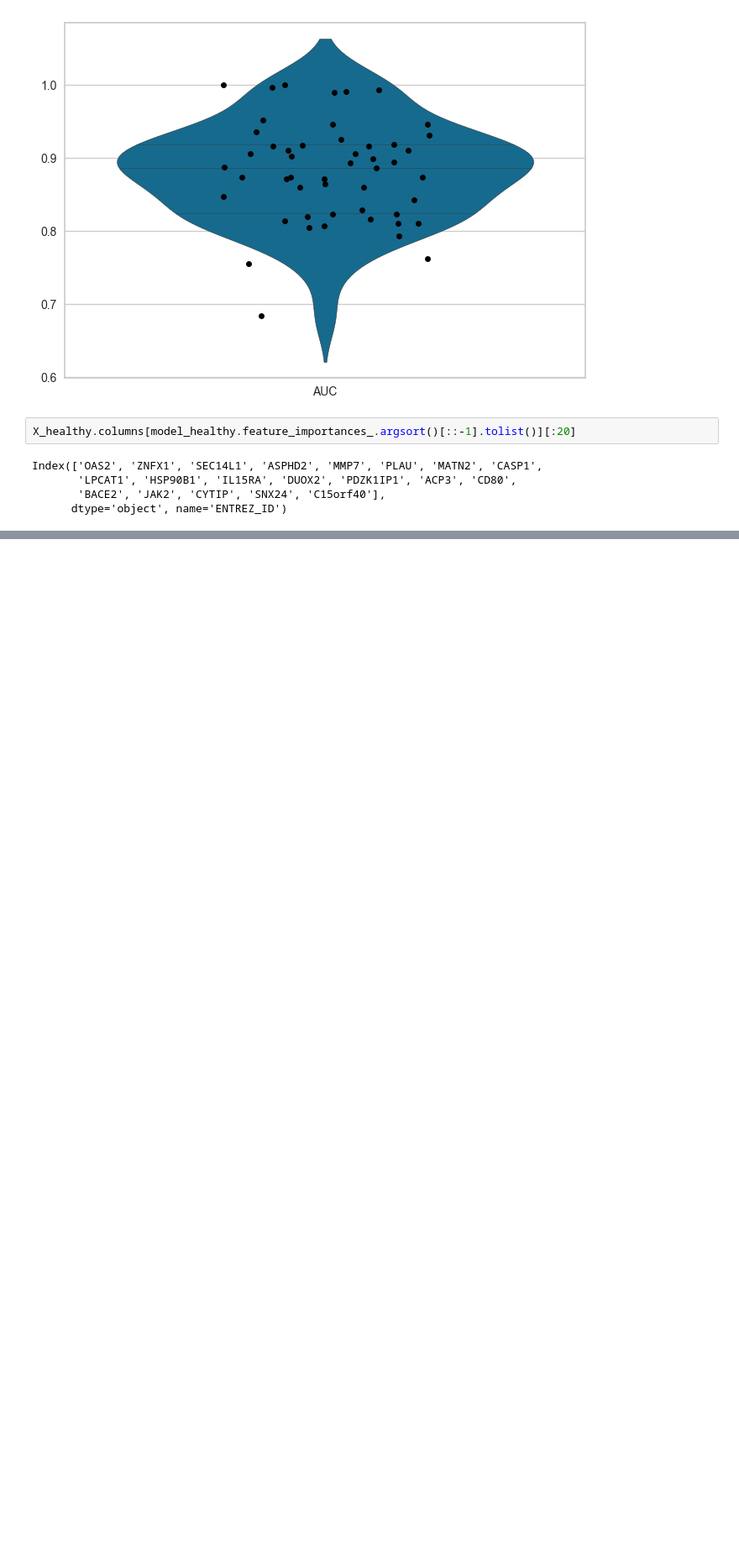
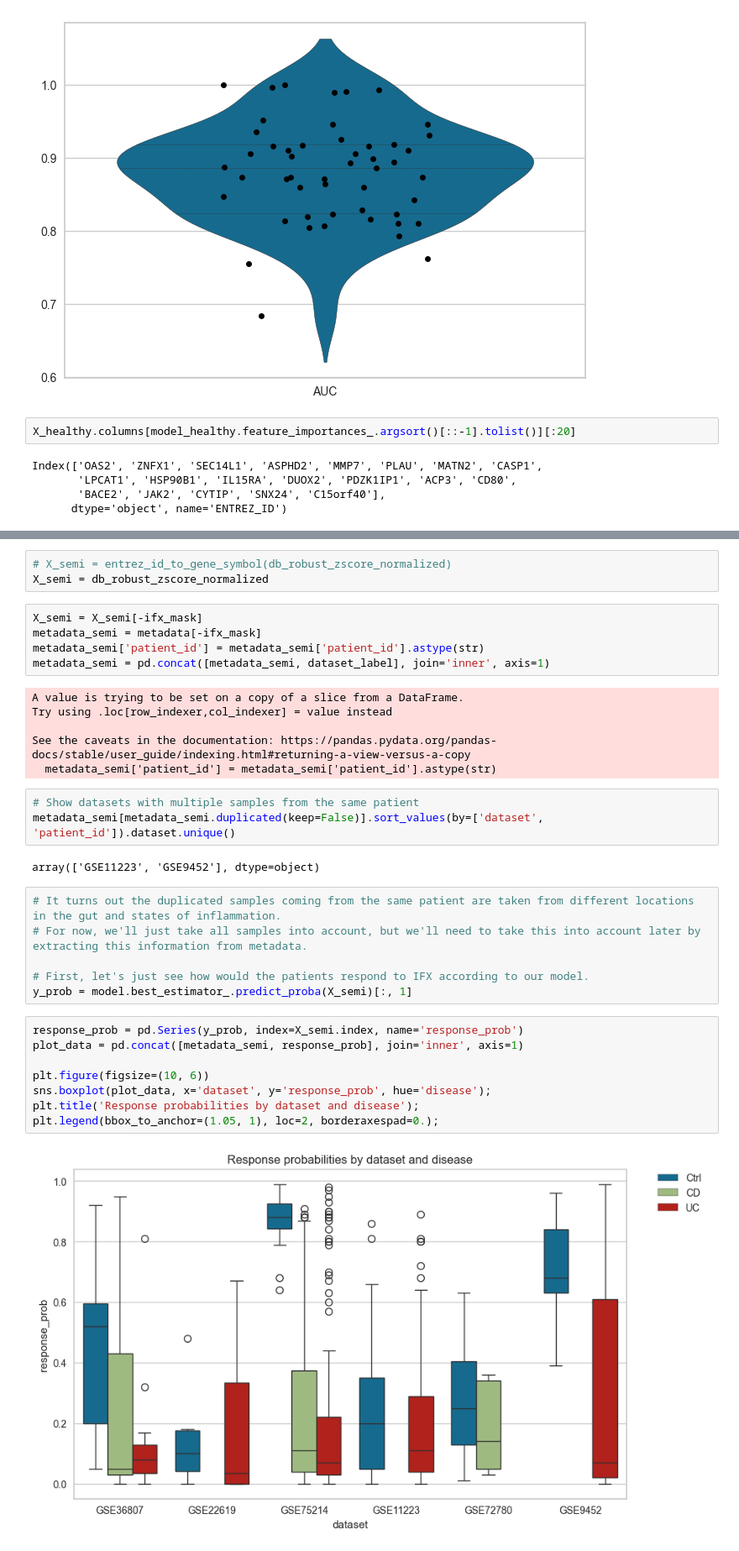
Before and after one commit to MaciejPiernik/ibd, a Jupyter notebook: ibd/notebooks/experiment_playground.ipynb, the cells around one changed output, grey strips where cells are left out. Shown at 84% size. Cells and saved outputs as stored; diff of their text form; blank space fills up the shorter version.

Commit message:
Semi-supervised learning for IFX response prediction

```diff
--- a/ibd/notebooks/experiment_playground.ipynb
+++ b/ibd/notebooks/experiment_playground.ipynb
@@ -572,0 +592,35 @@ Index(['OAS2', 'ZNFX1', 'SEC14L1', 'ASPHD2', 'MMP7', 'PLAU', 'MATN2', 'CASP1',
+# %%
+# X_semi = entrez_id_to_gene_symbol(db_robust_zscore_normalized)
+X_semi = db_robust_zscore_normalized
+# %%
+X_semi = X_semi[-ifx_mask]
+metadata_semi = metadata[-ifx_mask]
+metadata_semi['patient_id'] = metadata_semi['patient_id'].astype(str)
+metadata_semi = pd.concat([metadata_semi, dataset_label], join='inner', axis=1)
+# %% [output]
+A value is trying to be set on a copy of a slice from a DataFrame.
+Try using .loc[row_indexer,col_indexer] = value instead
+
+See the caveats in the documentation: https://pandas.pydata.org/pandas-docs/stable/user_guide/indexing.html#returning-a-view-versus-a-copy
+  metadata_semi['patient_id'] = metadata_semi['patient_id'].astype(str)
+# %%
+# Show datasets with multiple samples from the same patient
+metadata_semi[metadata_semi.duplicated(keep=False)].sort_values(by=['dataset', 'patient_id']).dataset.unique()
+# %% [output]
+array(['GSE11223', 'GSE9452'], dtype=object)
+# %%
+# It turns out the duplicated samples coming from the same patient are taken from different locations in the gut and states of inflammation.
+# For now, we'll just take all samples into account, but we'll need to take this into account later by extracting this information from metadata.
+
+# First, let's just see how would the patients respond to IFX according to our model.
+y_prob = model.best_estimator_.predict_proba(X_semi)[:, 1]
+# %%
+response_prob = pd.Series(y_prob, index=X_semi.index, name='response_prob')
+plot_data = pd.concat([metadata_semi, response_prob], join='inner', axis=1)
+
+plt.figure(figsize=(10, 6))
+sns.boxplot(plot_data, x='dataset', y='response_prob', hue='disease');
+plt.title('Response probabilities by dataset and disease');
+plt.legend(bbox_to_anchor=(1.05, 1), loc=2, borderaxespad=0.);
+# %% [output]
+[figure, added]
```
Also changed, not shown: parts of 5 cells of this notebook, 3 other files.
